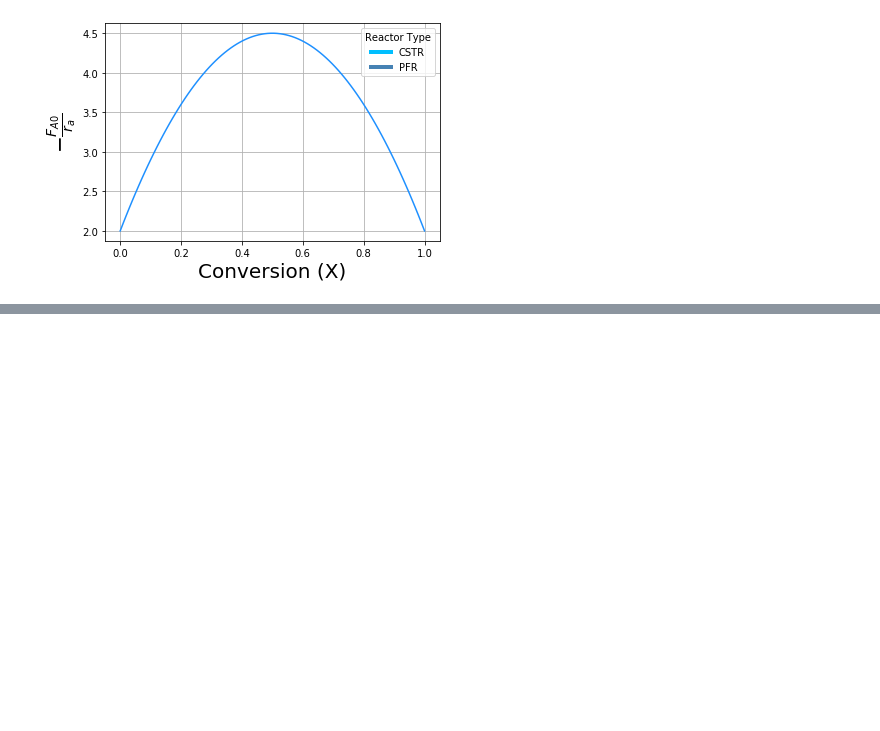
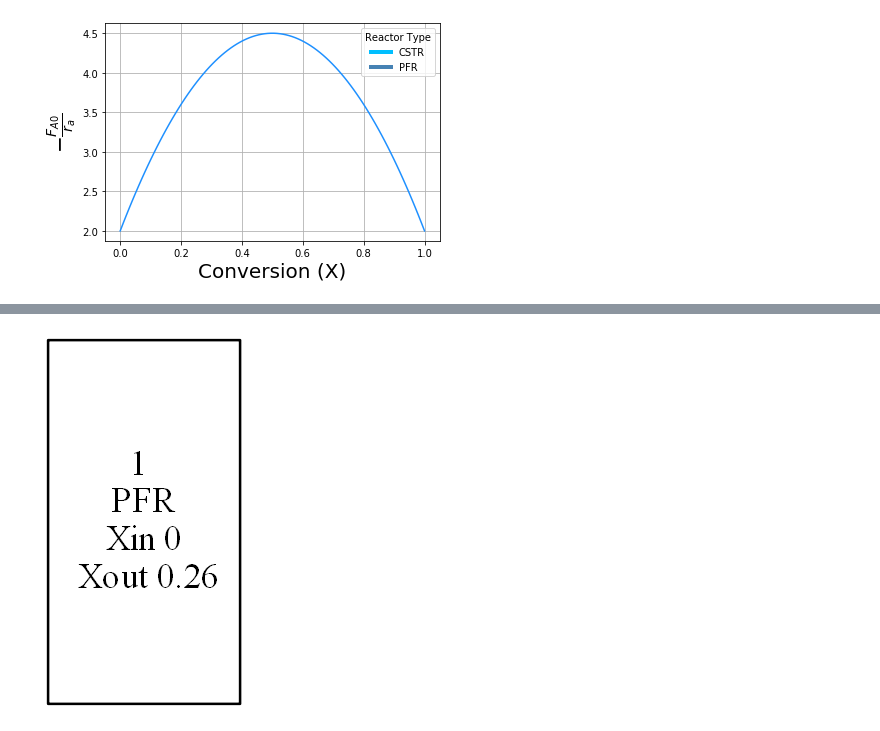
Before and after one commit to lollcat/RL-Process-Design, a Jupyter notebook: PFR or CSTR/Agent.ipynb, the cells around one changed output, grey strips where cells are left out. Cells and saved outputs as stored; diff of their text form; code cells hidden in the pictures; blank space fills up the shorter version.

```diff
--- a/PFR or CSTR/Agent.ipynb
+++ b/PFR or CSTR/Agent.ipynb
@@ -335,0 +386,4 @@ Image(url='Livenspiel.gif')
+# %%
+IPython.display.display(PIL.Image.fromarray(image_list[0]))
+# %% [output]
+[figure, added]
```
Also changed, not shown: parts of 10 cells of this notebook, 1 other file.
